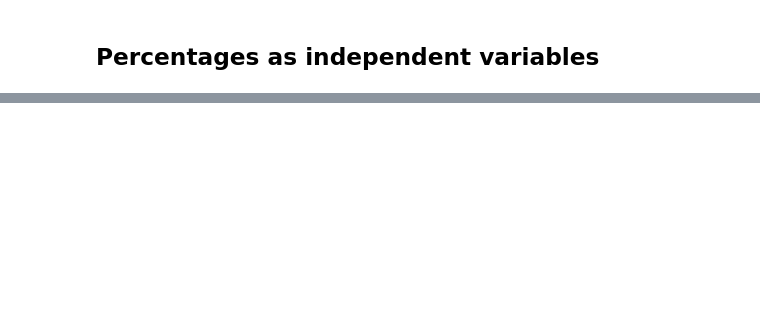
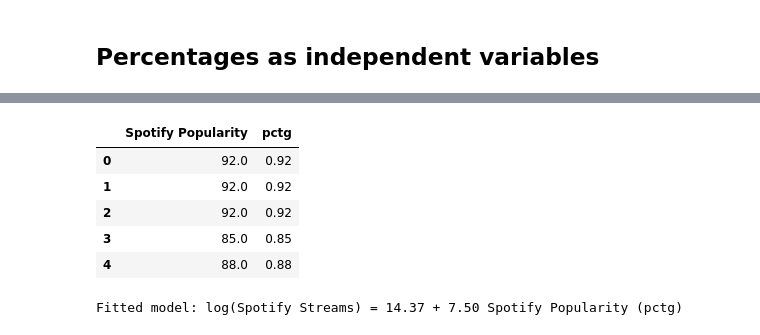
Before and after one commit to djaramilloc/Working-with-Big-Data-VSP-2024, a Jupyter notebook: lectures/L9b-Regression interpretation.ipynb, the cells around one changed output, grey strips where cells are left out. Cells and saved outputs as stored; diff of their text form; code cells hidden in the pictures; blank space fills up the shorter version.

```diff
--- a/lectures/L9b-Regression interpretation.ipynb
+++ b/lectures/L9b-Regression interpretation.ipynb
@@ -101,0 +183,22 @@ Waht is the interpretation of $\beta_1$ now
+# %%
+Xpct = spotifydf[['Spotify Popularity']].copy()
+Xpct['pctg'] = Xpct['Spotify Popularity'] / 100
+Xpct.head()
+# %% [output]
+|  | Spotify Popularity | pctg |
+| 0 | 92.0 | 0.92 |
+| 1 | 92.0 | 0.92 |
+| 2 | 92.0 | 0.92 |
+| 3 | 85.0 | 0.85 |
+| 4 | 88.0 | 0.88 |
+# %%
+# Initiate the model
+pct_reg = linear_model.LinearRegression()
+pct_reg.fit(Xpct[['pctg']], logy)
+
+beta0 = pct_reg.intercept_
+beta1 = pct_reg.coef_[0]
+
+print(f"Fitted model: log(Spotify Streams) = {beta0:.2f} + {beta1:.2f} Spotify Popularity (pctg)")
+# %% [output]
+Fitted model: log(Spotify Streams) = 14.37 + 7.50 Spotify Popularity (pctg)
```
Also changed, not shown: parts of 28 cells of this notebook.
